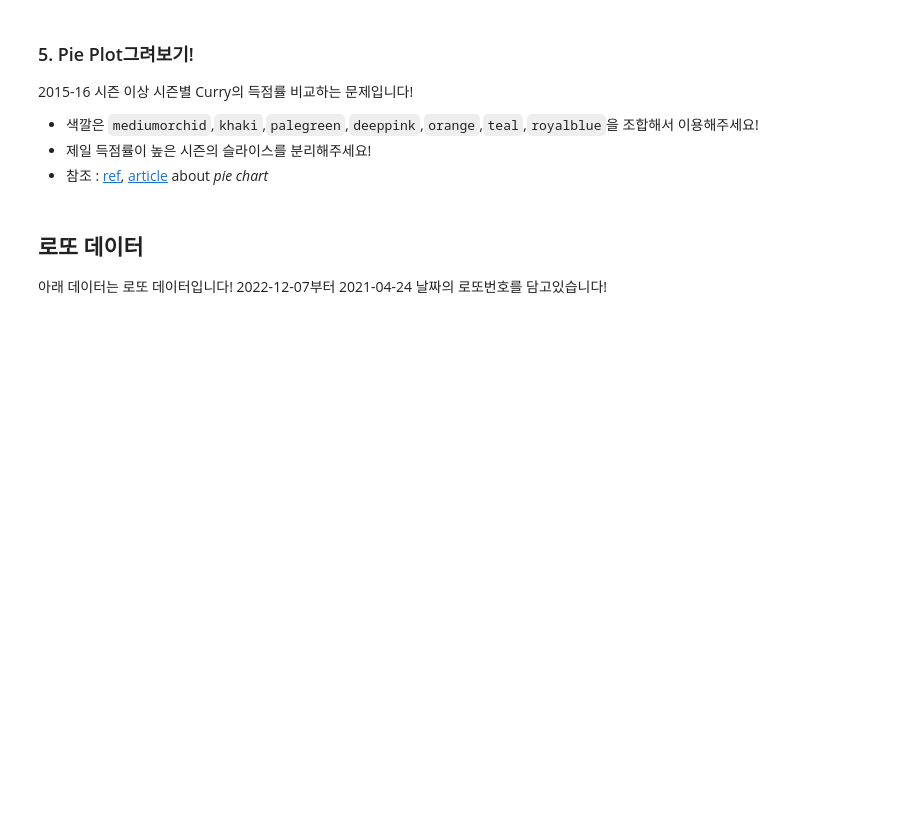
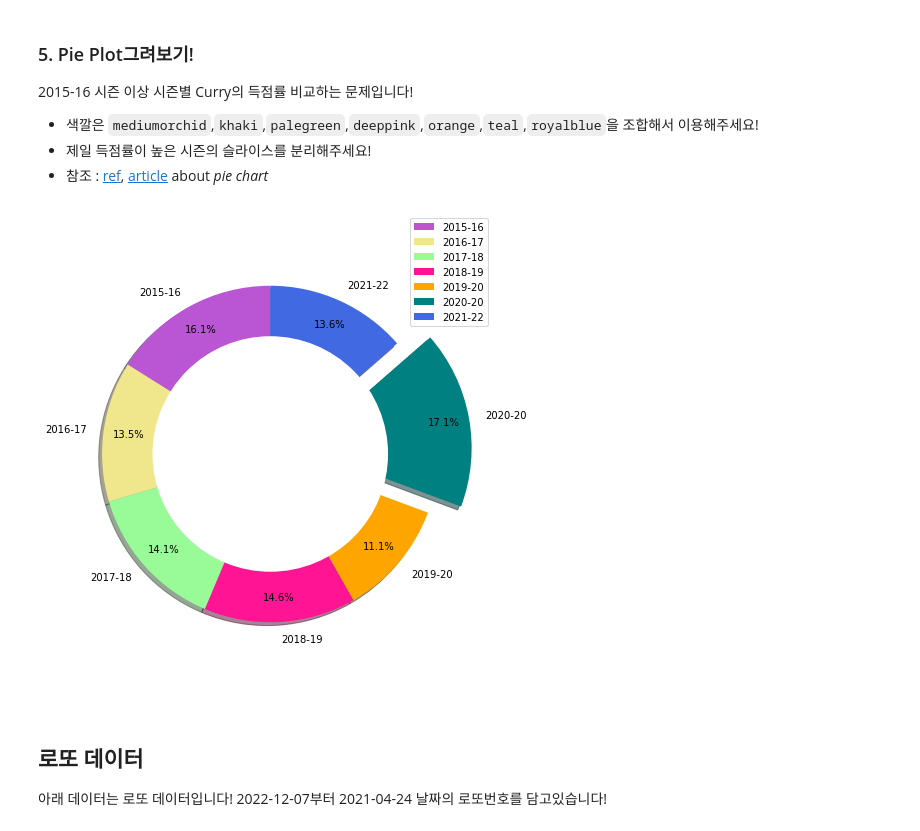
Before and after one commit to akwoals/DAP, a Jupyter notebook: lecture4.ipynb, the cells around one changed output. Drawn from its saved outputs; the diff is of its cells as text; code cells hidden in the pictures; blank space fills up the shorter version.

```diff
--- a/lecture4.ipynb
+++ b/lecture4.ipynb
@@ -407,18 +407,25 @@ plt.show()
 - 제일 득점률이 높은 시즌의 슬라이스를 분리해주세요!
 - 참조 : [ref](https://matplotlib.org/stable/api/_as_gen/matplotlib.pyplot.pie.html),  [article](https://medium.com/@kvnamipara/a-better-visualisation-of-pie-charts-by-matplotlib-935b7667d77f) about *pie chart*
 # %%
-seasonCount = ["2015-16", "2016-17", "2017-18", "2018-19", "2019-20", "2020-21","2021-22"]
+seasonCount = ('2015-16', '2016-17', '2017-18', '2018-19','2019-20','2020-20','2021-22')
 # typeCount
 fig, ax = plt.subplots(figsize=(7,7))
+sizes=['16.1', '13.5', '14.1', '14.6', '11.1', '17.1', '13.6']
 
-ax.pie(labels=seasonCount)
+ax.pie(
+     sizes, colors = ('mediumorchid','khaki','palegreen','deeppink','orange','teal','royalblue'),shadow=True, labels=seasonCount, autopct='%1.1f%%', startangle=90, pctdistance=0.85, explode = (0, 0, 0, 0, 0, 0.2,0))
 ax.legend()
 
 #draw white circle in the middle
 centre_circle = plt.Circle((0,0),0.70,fc='white')
+fig = plt.gcf()
+fig.gca().add_artist(centre_circle)
 ax.axis('equal')
+plt.tight_layout()
 
 plt.show()
+# %% [output]
+[figure, added]
 # %% [markdown]
 ## 로또 데이터
 아래 데이터는 로또 데이터입니다! 2022-12-07부터 2021-04-24 날짜의 로또번호를 담고있습니다!
```
